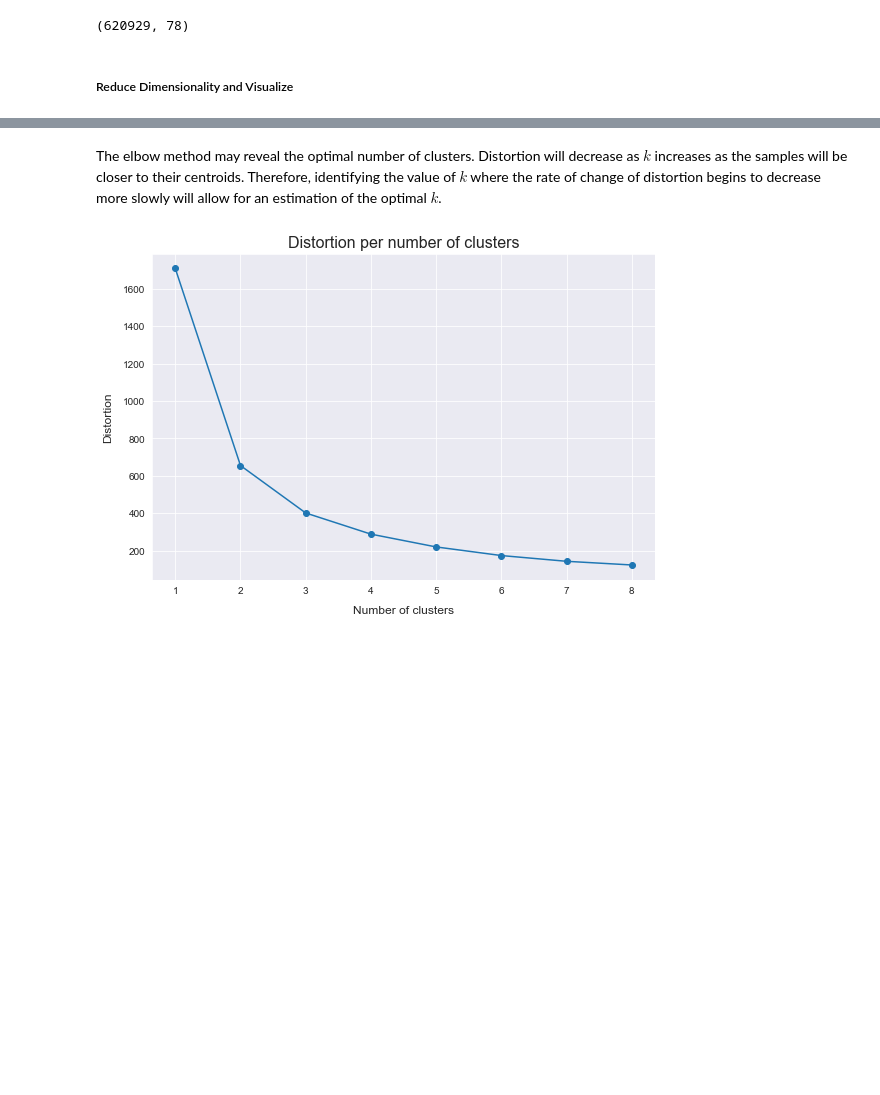
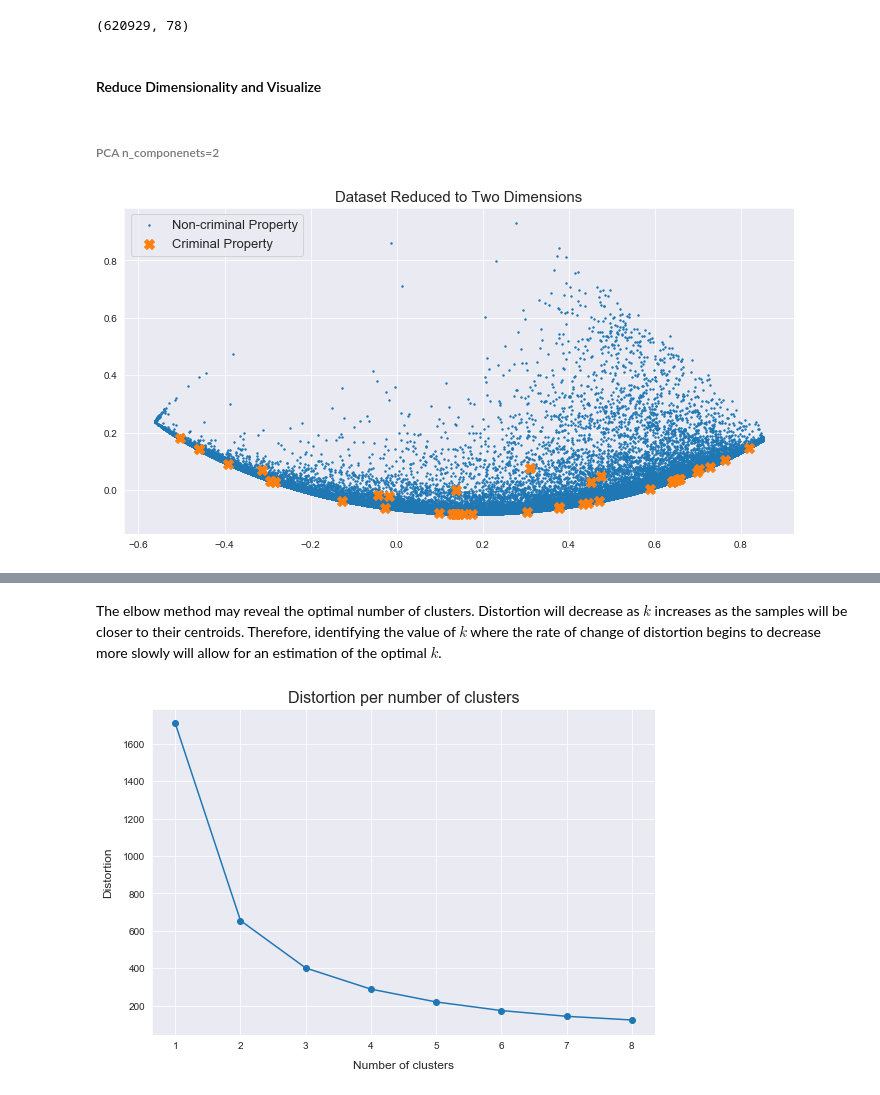
Before and after one commit to mpky/property_project, a Jupyter notebook: notebooks/clustering.ipynb, the cells around one changed output, grey strips where cells are left out. Saved outputs shown, nothing was run; the diff lists cells and outputs as text; code cells hidden in the pictures; blank space fills up the shorter version.

```diff
--- a/notebooks/clustering.ipynb
+++ b/notebooks/clustering.ipynb
@@ -48,2 +48,2 @@ y = sub_df.crim_prop
 # %% [markdown]
-##### Reduce Dimensionality and Visualize
+#### Reduce Dimensionality and Visualize
@@ -53 +50,24 @@ X_pca = PCA(2).fit_transform(X_norm)
+# %% [markdown]
+###### PCA n_componenets=2
+# %%
+X_norm = normalize(X)
+X_pca = PCA(2).fit_transform(X_norm)
+
+markers = [".",'X']
+sizes = [8, 100]
+plt.figure(figsize=(12,6))
+
+# cycle through each class
+for i in range(0,2):
+    plt.scatter(
+        X_pca[y[y==i].index][:,0],
+        X_pca[y[y==i].index][:,1],
+        s=sizes[i],
+        marker=markers[i]
+    )
+plt.title('Dataset Reduced to Two Dimensions',fontsize=15)
+plt.legend(('Non-criminal Property','Criminal Property'), loc='upper left',fontsize=13)
+plt.show()
+# %% [output]
+[figure, added]
 # %%
```
Also changed, not shown: parts of 14 cells of this notebook.
